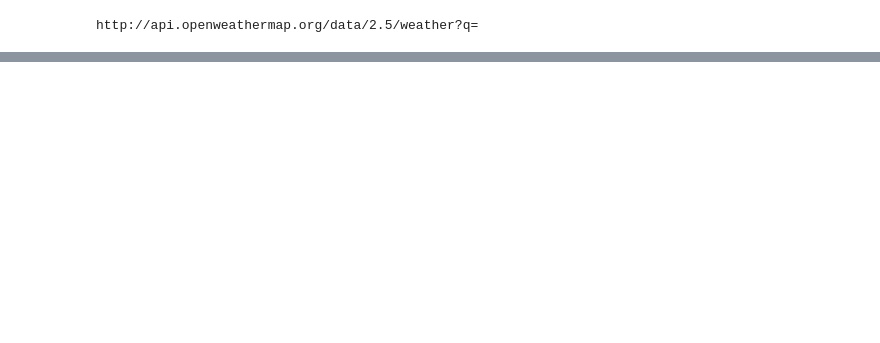
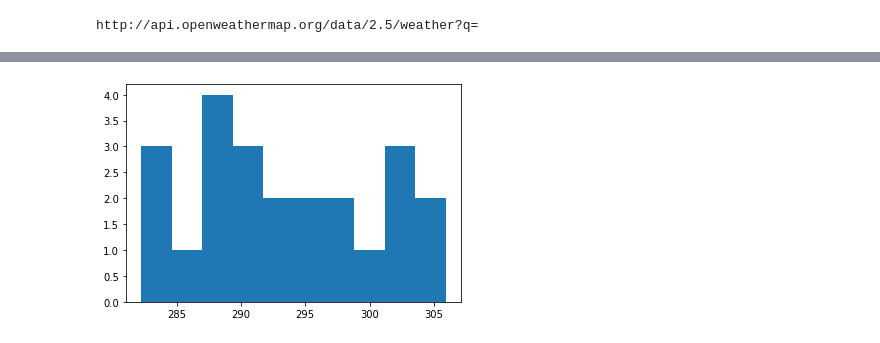
Before and after one commit to plmcgriff21/python-api-challenge, a Jupyter notebook: WeatherPy.ipynb, the cells around one changed output, grey strips where cells are left out. Cells and saved outputs as stored; diff of their text form; code cells hidden in the pictures; blank space fills up the shorter version.

```diff
--- a/WeatherPy.ipynb
+++ b/WeatherPy.ipynb
@@ -128,0 +132,16 @@ LinregressResult(slope=0.7449280573021277, intercept=37.46962630289442, rvalue=0
+# %%
+#Linear Regression Analyis on  Temp & Lat
+#Linear Regression
+(slope, intercept, rvalue, pvalue, stderr) = sts.linregress(latitude,temperature)
+#Linear Regression Valuues
+for temp in response_list:
+    regress_values = int(temp['coord']["lat"]) * slope + intercept
+    print(regress_values)
+    #Separate North and South Hemisphere Temps
+    if (temp["coord"]["lat"])>=0:
+        temp_north_hem.append(temp["main"]["temp"])
+    else:
+        temp_south_hem.append(temp["main"]["temp"])
+# Create line equation string
+line_eq = "y = " + str(round(slope,2)) + "x +" + str(round(intercept,2))
+line_eq
@@ -128,0 +167,5 @@ LinregressResult(slope=0.7449280573021277, intercept=37.46962630289442, rvalue=0
+# %%
+plt.hist(temp_north_hem)
+plt.savefig("temp_north_hem.png")
+# %% [output]
+[figure, added]
```
Also changed, not shown: parts of 23 cells of this notebook, 14 other files.
